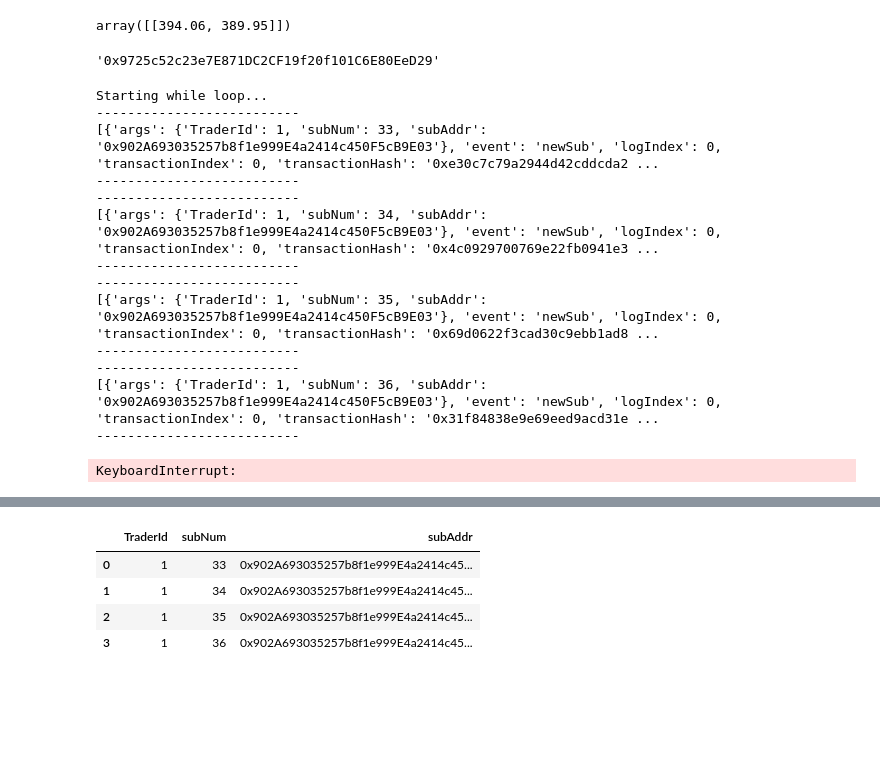
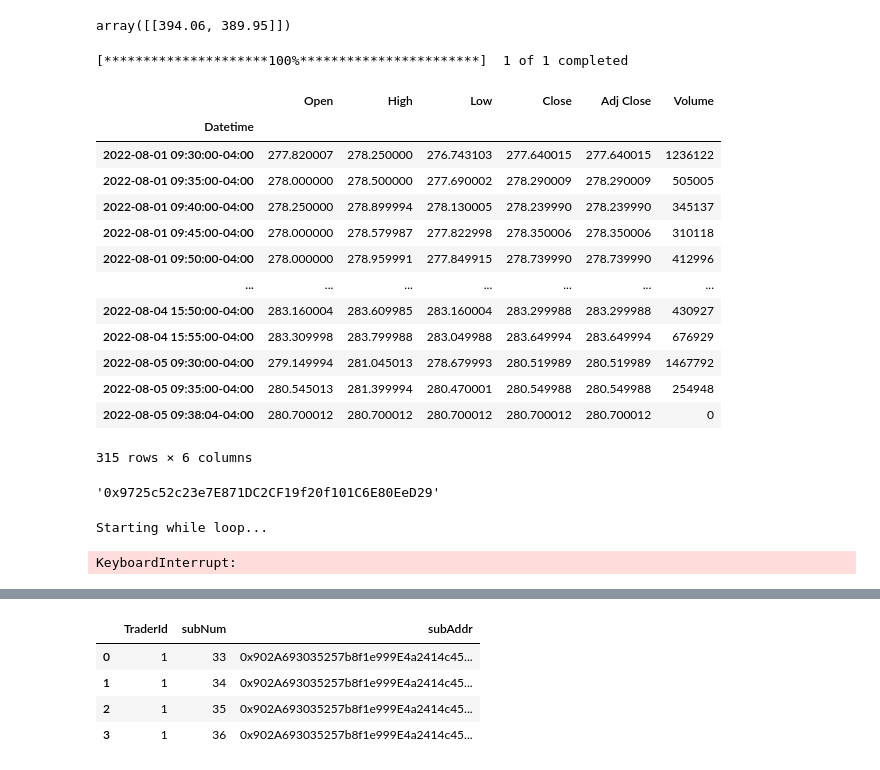
Before and after one commit to laramiedunlap/P3---TradeTiger, a Jupyter notebook: Code/Laramie.ipynb, the cells around one changed output, grey strips where cells are left out. Saved outputs shown, nothing was run; the diff lists cells and outputs as text; code cells hidden in the pictures; blank space fills up the shorter version.

```diff
--- a/Code/Laramie.ipynb
+++ b/Code/Laramie.ipynb
@@ -85,6 +85,28 @@ def grade_range(one_row_df):
 grade_range(get_ticker("SPY", "2022-07-26", "2022-07-26", tradeapi))
 # %% [output]
 array([[394.06, 389.95]])
+# %%
+import yfinance as yf
+data = yf.download(tickers='MSFT', period='5d', interval='5m')
+# %% [output]
+[*********************100%***********************]  1 of 1 completed
+# %%
+data
+# %% [output]
+|  | Open | High | Low | Close | Adj Close | Volume |
+| Datetime |  |  |  |  |  |  |
+| 2022-08-01 09:30:00-04:00 | 277.820007 | 278.250000 | 276.743103 | 277.640015 | 277.640015 | 1236122 |
+| 2022-08-01 09:35:00-04:00 | 278.000000 | 278.500000 | 277.690002 | 278.290009 | 278.290009 | 505005 |
+| 2022-08-01 09:40:00-04:00 | 278.250000 | 278.899994 | 278.130005 | 278.239990 | 278.239990 | 345137 |
+| 2022-08-01 09:45:00-04:00 | 278.000000 | 278.579987 | 277.822998 | 278.350006 | 278.350006 | 310118 |
+| 2022-08-01 09:50:00-04:00 | 278.000000 | 278.959991 | 277.849915 | 278.739990 | 278.739990 | 412996 |
+| ... | ... | ... | ... | ... | ... | ... |
+| 2022-08-04 15:50:00-04:00 | 283.160004 | 283.609985 | 283.160004 | 283.299988 | 283.299988 | 430927 |
+| 2022-08-04 15:55:00-04:00 | 283.309998 | 283.799988 | 283.049988 | 283.649994 | 283.649994 | 676929 |
+| 2022-08-05 09:30:00-04:00 | 279.149994 | 281.045013 | 278.679993 | 280.519989 | 280.519989 | 1467792 |
+| 2022-08-05 09:35:00-04:00 | 280.545013 | 281.399994 | 280.470001 | 280.549988 | 280.549988 | 254948 |
+| 2022-08-05 09:38:04-04:00 | 280.700012 | 280.700012 | 280.700012 | 280.700012 | 280.700012 | 0 |
+315 rows × 6 columns
 # %%
 def verify_trade(trade_event):
 
@@ -176,58 +237,53 @@ deployer.address
 # %%
-
 
 # Create a filter to find new log contracts
 new_log_filter = deployer.events.logCreated.createFilter(fromBlock="latest")
-sub_df = pd.DataFrame(columns=(['TraderId', 'subNum', 'subAddr']))
 # Listen
 print("Starting while loop...")
 while True:
+
     # 1) Listen for new traders creating trading logs
     new_log_event = handle_new_log(new_log_filter.get_new_entries())
     if new_log_event:
+        new_log = new_log_event[0]['args']
         print("--------------------------")
-        print((new_log_event[0]['args']))
+        print((new_log))
         print("--------------------------")
+        # add the information to a Grader object stored at that trader's ID variable
+        logger_df = logger_df.append(new_log,ignore_index=True)
 
-        # add the information to a Grader object stored at that trader's ID variable
-        new_log = new_log_event[0]['args']
         trader_dict[new_log['TraderId']]=Grader(new_log['TraderId'], new_log['newLogAddress'])
         trader_dict[new_log['TraderId']].load_contract()
 
 
-    # loop through each trader and look for new trades at their log's contract address
+    # loop through each trader and look for new trades at their log's contract address -- here we're looking for new subs and trades across all log contracts the server has
+    # heard were created
     for key in trader_dict.keys():
+
+        new_sub_event = handle_new_trade(trader_dict[key].new_sub_filter.get_new_entries())
         new_trade_event = handle_new_trade(trader_dict[key].new_trade_filter.get_new_entries())
         new_close_trade_event = handle_new_trade(trader_dict[key].close_trade_filter.get_new_entries())
-        new_sub_event = handle_new_trade(trader_dict[key].new_sub_filter.get_new_entries())
+
+        if new_sub_event:
+            print("--------------------------")
+            print(new_sub_event)
+            print("--------------------------")
+            sub_df = sub_df.append(new_sub_event[0]['args'], ignore_index=True)
         if new_trade_event:
             print("--------------------------")
             print((new_trade_event))
             print("--------------------------")
+            all_trades_df = all_trades_df.append(new_trade_event[0]['args'], ignore_index=True)
         if new_close_trade_event:
             new_close_trade_event[0]["TraderId"] = key
             print("--------------------------")
             print((new_close_trade_event))
             print("--------------------------")
-        if new_sub_event:
-            print("--------------------------")
-            print(new_sub_event)
-            print("--------------------------")
-            sub_df = sub_df.append(new_sub_event[0]['args'], ignore_index=True)
+
 
     time.sleep(3)
+
+atexit.register( exit_protocol, [(logger_df), (sub_df), (all_trades_df)] )
 # %% [output]
 Starting while loop...
---------------------------
-[{'args': {'TraderId': 1, 'subNum': 33, 'subAddr': '0x902A693035257b8f1e999E4a2414c450F5cB9E03'}, 'event': 'newSub', 'logIndex': 0, 'transactionIndex': 0, 'transactionHash': '0xe30c7c79a2944d42cddcda2 ...
---------------------------
---------------------------
-[{'args': {'TraderId': 1, 'subNum': 34, 'subAddr': '0x902A693035257b8f1e999E4a2414c450F5cB9E03'}, 'event': 'newSub', 'logIndex': 0, 'transactionIndex': 0, 'transactionHash': '0x4c0929700769e22fb0941e3 ...
---------------------------
---------------------------
-[{'args': {'TraderId': 1, 'subNum': 35, 'subAddr': '0x902A693035257b8f1e999E4a2414c450F5cB9E03'}, 'event': 'newSub', 'logIndex': 0, 'transactionIndex': 0, 'transactionHash': '0x69d0622f3cad30c9ebb1ad8 ...
---------------------------
---------------------------
-[{'args': {'TraderId': 1, 'subNum': 36, 'subAddr': '0x902A693035257b8f1e999E4a2414c450F5cB9E03'}, 'event': 'newSub', 'logIndex': 0, 'transactionIndex': 0, 'transactionHash': '0x31f84838e9e69eed9acd31e ...
---------------------------
 KeyboardInterrupt:
```
Also changed, not shown: parts of 13 cells of this notebook, 6 other files.
